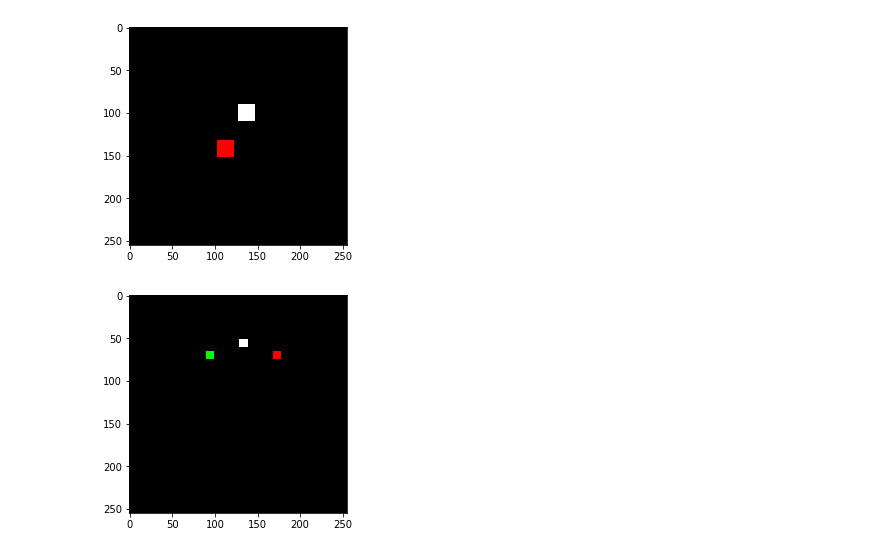
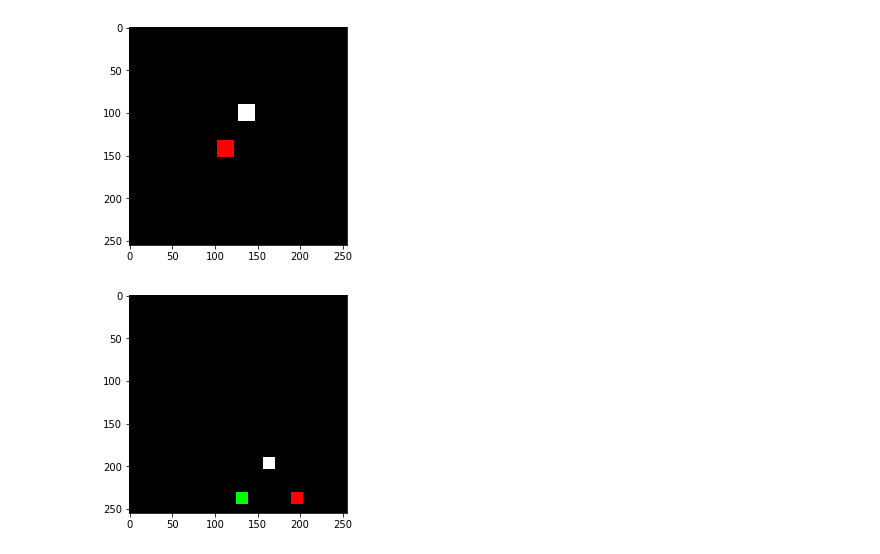
Before and after one commit to kurtrm/bearing_rate_analysis, a Jupyter notebook: nav_lights_analysis.ipynb, the cells around one changed output. Cells and saved outputs as stored; diff of their text form; code cells hidden in the pictures.

```diff
--- a/nav_lights_analysis.ipynb
+++ b/nav_lights_analysis.ipynb
@@ -342,7 +325,7 @@ def bow_lights_lt_50m():
         new_array = np.zeros((255, 255, 3))
         light_width = np.random.randint(10, 16)
         center_horiz = np.random.randint(75, 176)
-        taller_masthead_light = np.random.randint(25, 86)
+        taller_masthead_light = np.random.randint(25, 201)
         tall_mh_height = taller_masthead_light + light_width
         center_for_runs = light_width // 2
         running_light_dist_horiz = np.random.randint(56)
@@ -359,7 +342,7 @@ def bow_lights_lt_50m():
 # %%
 bow_lights_lt_50 = bow_lights_lt_50m()
 # %%
-plt.imshow(bow_lights_lt_50[400].reshape(255, 255, 3))
+plt.imshow(bow_lights_lt_50[399].reshape(255, 255, 3))
 plt.show();
 # %% [output]
-[figure, old version]
+[figure, new version]
```
Also changed, not shown: parts of 15 cells of this notebook.
